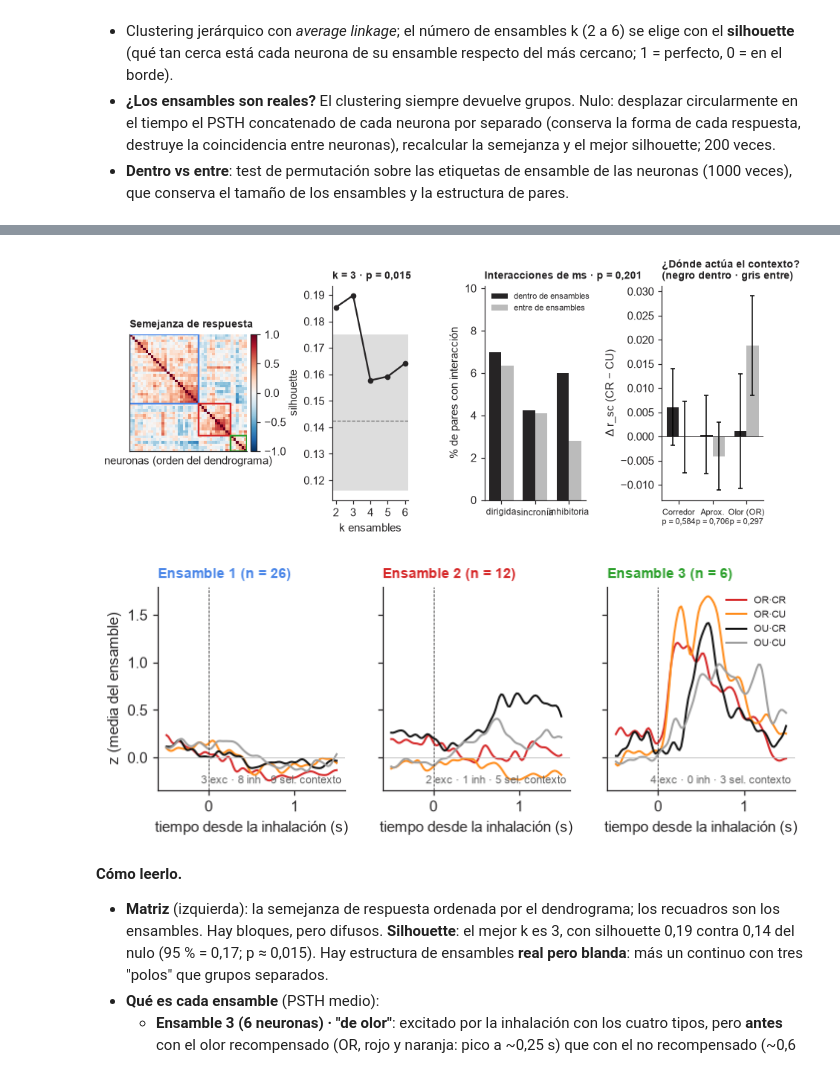
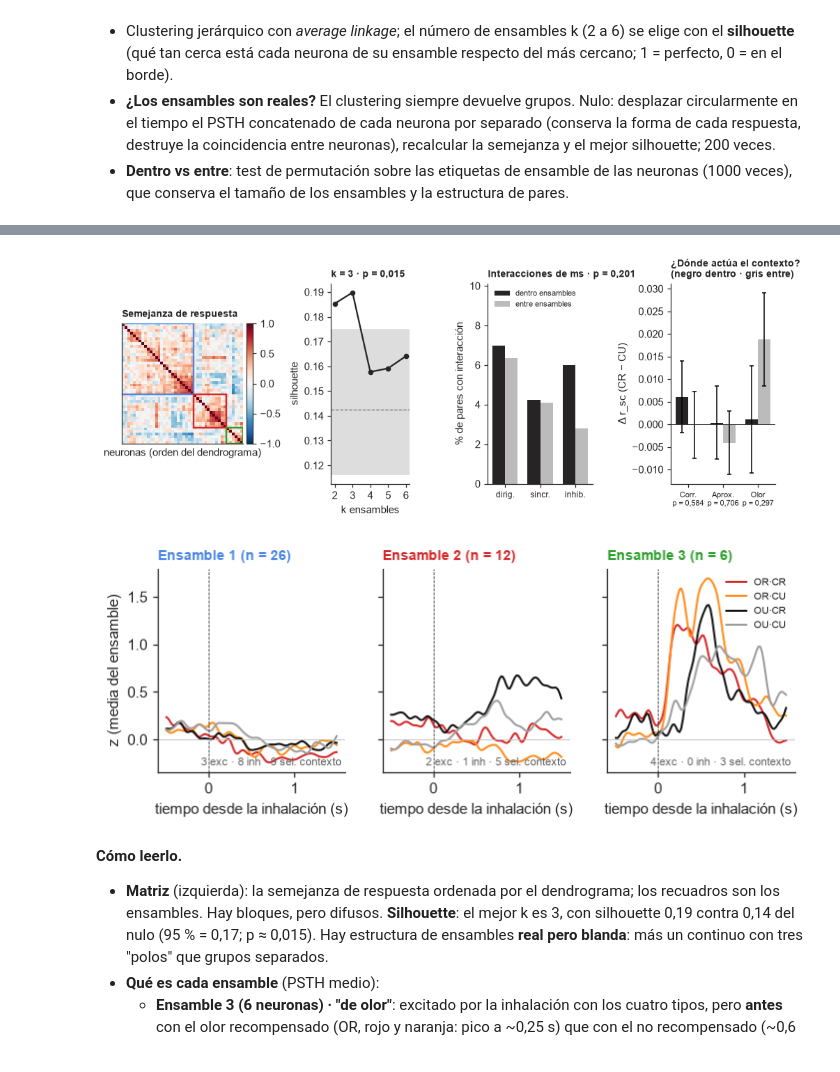
Before and after one commit to SantiNG101/final-neuro, a Jupyter notebook: trabajo_final.ipynb, the cells around one changed output, grey strips where cells are left out. Cells and saved outputs as stored; diff of their text form; code cells hidden in the pictures.

```diff
--- a/trabajo_final.ipynb
+++ b/trabajo_final.ipynb
@@ -1851,7 +1847,7 @@ log(dentro/entre): exc+sinc = +0.07 (p = 0.816), inhibitoria = +0.74 (p = 0.156)
 # %%
 COL_ENS = ["#4A86E8", "#D62728", "#2CA02C", "#FF8C1A", "#9467BD", "#8C564B"]
 orden = dendrogram(Z5, no_plot=True)["leaves"]
-fig = plt.figure(figsize=(10, 3.4))
+fig = plt.figure(figsize=(11, 3.4))
 gs = fig.add_gridspec(1, 4, width_ratios=[1.25, 0.75, 1, 1], wspace=0.75)
 ax = fig.add_subplot(gs[0])
 im = ax.imshow(SENAL[np.ix_(orden, orden)], cmap="RdBu_r", vmin=-1, vmax=1)
@@ -1872,8 +1868,8 @@ ax.set_title(f"k = {K5} · {p_txt(p_sil)}", fontsize=9)
 ax = fig.add_subplot(gs[2])
 x = np.arange(3)
 for dx, fila, col in [(-0.18, "dentro", TINTA), (0.18, "entre", "#BBBBBB")]:
-    ax.bar(x + dx, TASA_DE.loc[fila].values, width=0.36, color=col, label=f"{fila} de ensambles")
-ax.set_xticks(x); ax.set_xticklabels(["dirigida", "sincronía", "inhibitoria"], fontsize=8)
+    ax.bar(x + dx, TASA_DE.loc[fila].values, width=0.36, color=col, label=f"{fila} ensambles")
+ax.set_xticks(x); ax.set_xticklabels(["dirig.", "sincr.", "inhib."], fontsize=8)
 ax.set_ylabel("% de pares con interacción")
 ax.set_ylim(0, TASA_DE.values.max() * 1.45)
 ax.legend(fontsize=7, loc="upper left")
@@ -1887,7 +1883,7 @@ for dx, lugar, col in [(-0.18, "dentro", TINTA), (0.18, "entre", "#BBBBBB")]:
 ax.axhline(0, color=TINTA, lw=0.6)
 ax.set_xticks(x)
 ax.set_xticklabels([f"{n_}\n{p_txt(DR_DE[(ep, 'todos')]['p'])}" for n_, ep in
-                    zip(["Corredor", "Aprox.", "Olor (OR)"], ["Corredor", "Aproximación", "Olor"])], fontsize=7.5)
+                    zip(["Corr.", "Aprox.", "Olor"], ["Corredor", "Aproximación", "Olor"])], fontsize=7)
 ax.set_ylabel("Δ r_sc (CR − CU)")
 ax.set_title("¿Dónde actúa el contexto?\n(negro dentro · gris entre)", fontsize=9)
 guardar(fig, "parte4/ensambles_clusters.png")
@@ -1895,34 +1891,34 @@ plt.show()
 
 # PSTH medio de cada ensamble por tipo de ensayo
 fig, axs = plt.subplots(1, K5, figsize=(2.5 * K5, 2.4), sharey=True, squeeze=False)
 tcv = TC["inhalacion"][vent]
 for e, ax in zip(range(1, K5 + 1), axs[0]):
     m = ENS == e
     for k in TIPOS_OLOR:
         ax.plot(tcv, POB["inhalacion"][k][m][:, vent].mean(0), color=COLORES[k], lw=1.3, label=ETIQ[k])
     ax.axvline(0, color=TINTA, lw=0.5, ls="--")
     ax.axhline(0, color="#BBBBBB", lw=0.5)
     t_ = TAB_ENS.loc[e]
     ax.set_title(f"Ensamble {e} (n = {int(t_.n)})", fontsize=9, color=COL_ENS[e - 1])
     ax.text(0.98, 0.02, f"{int(t_.excitadas)} exc · {int(t_.inhibidas)} inh · {int(t_.sel_contexto)} sel. contexto",
             transform=ax.transAxes, ha="right", va="bottom", fontsize=7, color=GRIS)
     ax.set_xlabel("tiempo desde la inhalación (s)")
 axs[0, 0].set_ylabel("z (media del ensamble)")
 axs[0, -1].legend(fontsize=6.5, loc="upper right")
 guardar(fig, "parte4/ensambles_psth.png")
 plt.show()
 
 RES45 = dict(k=int(K5), silhouette={int(k): float(v) for k, v in SIL5.items()},
              silhouette_nulo_media=float(sil_nulo.mean()), silhouette_nulo_q95=float(np.quantile(sil_nulo, 0.95)),
              p_silhouette=float(p_sil),
              ensambles={int(e): {c: (int(v) if c != "d_olor_hz (mediana)" else float(v)) for c, v in fila.items()}
                         for e, fila in TAB_ENS.iterrows()},
              pct_interaccion={f: {c: float(v) for c, v in TASA_DE.loc[f].items()} for f in TASA_DE.index},
              log_dentro_entre=dict(exc_sinc=float(obs_de[1]), p_exc_sinc=float(p_de[1]), inhibitoria=float(obs_de[2]),
                                    p_inhibitoria=float(p_de[2]), diferencia=float(obs_de[0]), p_diferencia=float(p_de[0])),
              delta_rsc_dentro_entre={f"{k[0]} | {k[1]}": v for k, v in DR_DE.items()})
 # %% [output]
-[figure, old version]
+[figure, new version]
 [figure]
 # %% [markdown]
 **Cómo leerlo.**
```
Also changed, not shown: parts of 10 cells of this notebook, 5 other files.
